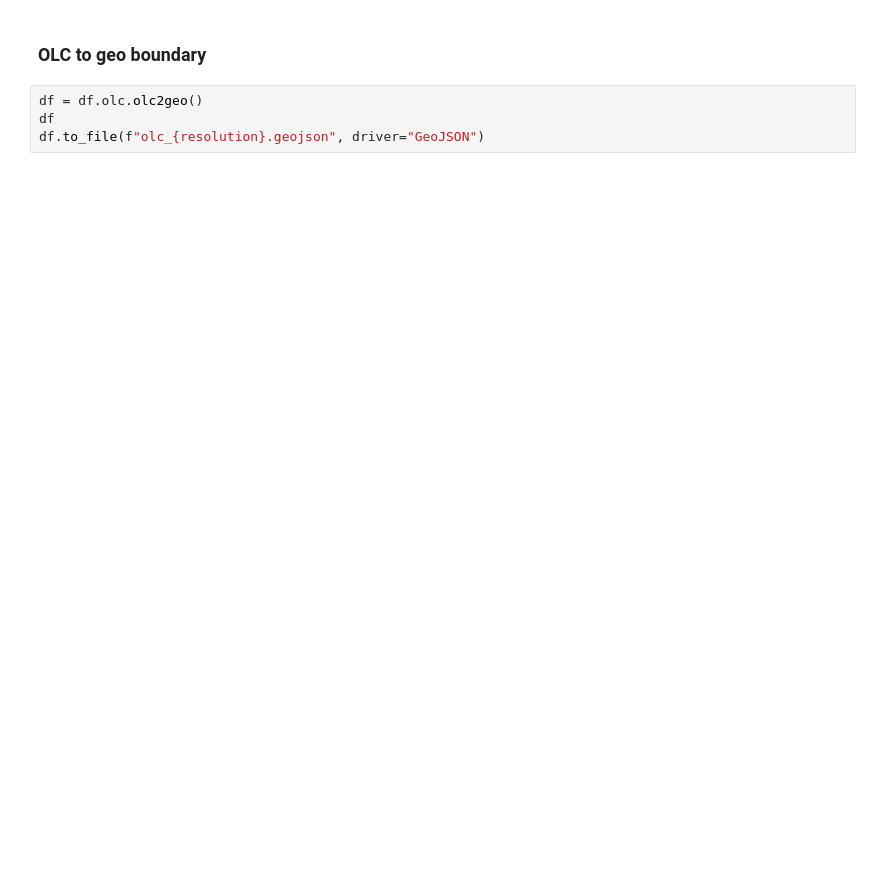
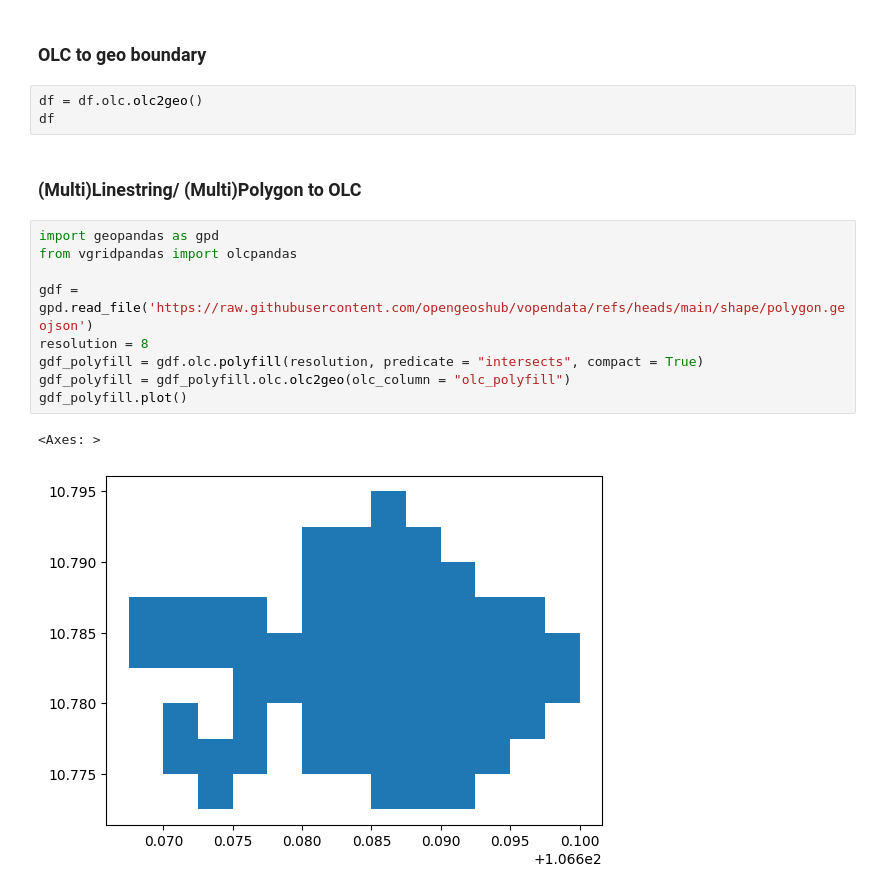
Before and after one commit to opengeoshub/vgridpandas, a Jupyter notebook: docs/notebooks/08_olc.ipynb, the cells around one changed output. Drawn from its saved outputs; the diff is of its cells as text; blank space fills up the shorter version.

```diff
--- a/docs/notebooks/08_olc.ipynb
+++ b/docs/notebooks/08_olc.ipynb
@@ -29,4 +24,17 @@ df
 # %%
 df = df.olc.olc2geo()
 df
-df.to_file(f"olc_{resolution}.geojson", driver="GeoJSON")
+# %% [markdown]
+### (Multi)Linestring/ (Multi)Polygon to OLC
+# %%
+import geopandas as gpd
+from vgridpandas import olcpandas
+
+gdf = gpd.read_file('https://raw.githubusercontent.com/opengeoshub/vopendata/refs/heads/main/shape/polygon.geojson')
+resolution = 8
+gdf_polyfill = gdf.olc.polyfill(resolution, predicate = "intersects", compact = True)
+gdf_polyfill = gdf_polyfill.olc.olc2geo(olc_column = "olc_polyfill")
+gdf_polyfill.plot()
+# %% [output]
+<Axes: >
+[figure, added]
```
Also changed, not shown: parts of 5 cells of this notebook, 42 other files.
